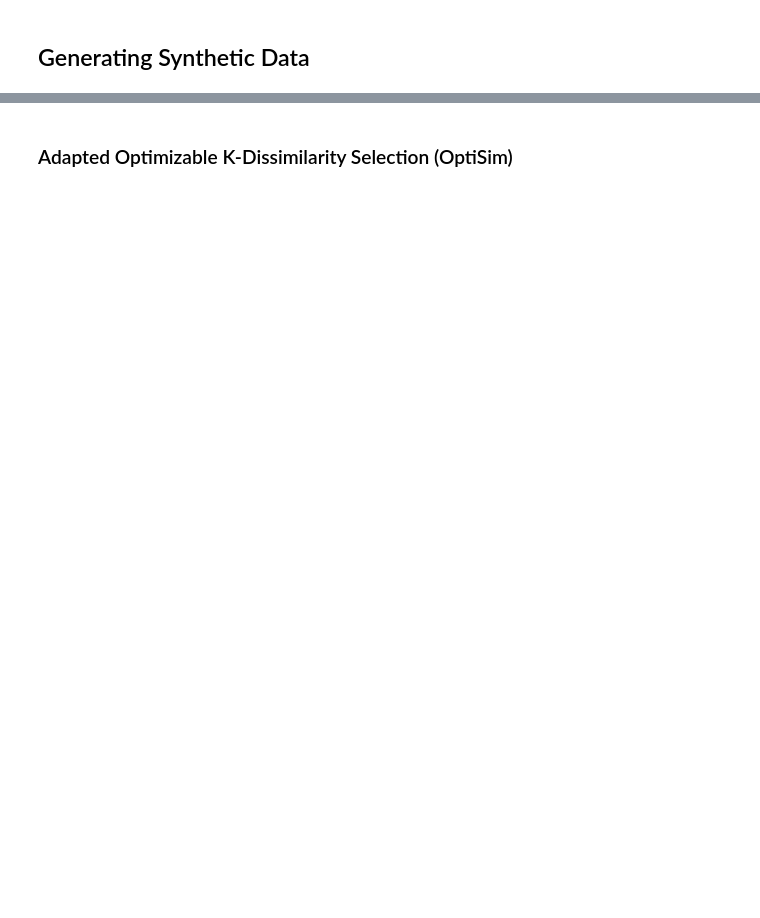
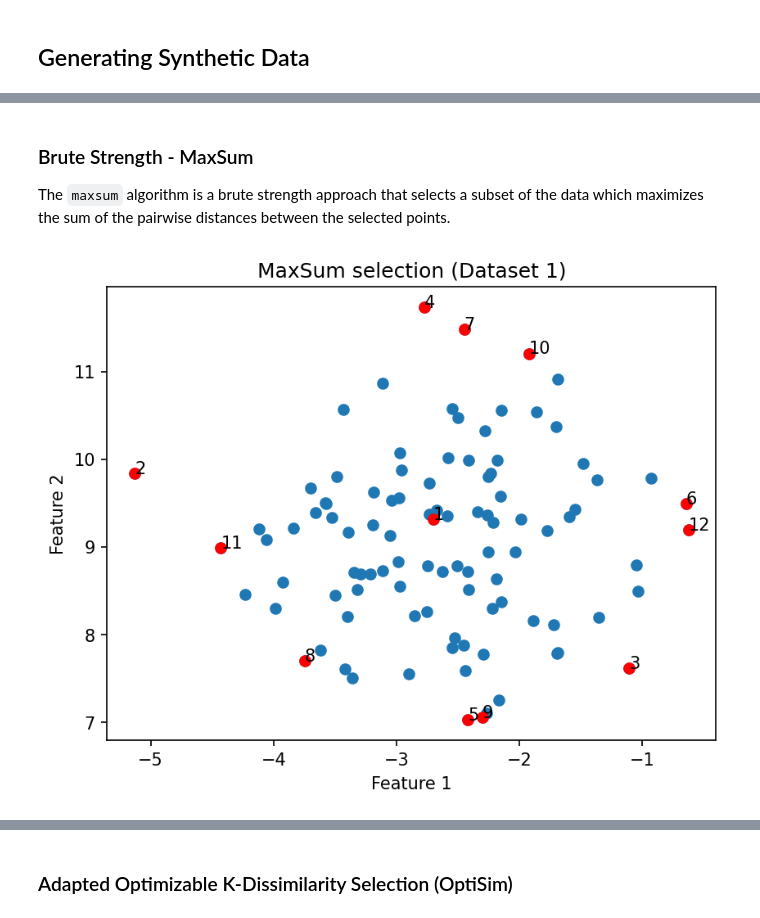
Before and after one commit to theochem/Selector, a Jupyter notebook: doc/notebooks/diversity_subsect_selection_synthetic_data.ipynb, the cells around one changed output, grey strips where cells are left out. Saved outputs shown, nothing was run; the diff lists cells and outputs as text; code cells hidden in the pictures; blank space fills up the shorter version.

```diff
--- a/doc/notebooks/diversity_subsect_selection_synthetic_data.ipynb
+++ b/doc/notebooks/diversity_subsect_selection_synthetic_data.ipynb
@@ -62,0 +128,21 @@ graph_data(coords_cluster, selected_ids2)
+# %% [markdown]
+### Brute Strength - MaxSum
+
+The `maxsum` algorithm is a brute strength approach that selects a subset of the data which
+maximizes the sum of the pairwise distances between the selected points.
+# %%
+# Selecting 12 diverse data points from the first dataset (100 points  uniformly  distributed in one
+# cluster).
+selector = MaxSum()
+# The distance matrix `arr_dist` is needed for the selection.
+selected_ids1 = selector.select(arr=arr_dist, size=12)
+
+graph_data(
+    coords,
+    selected_ids1,
+    title="MaxSum selection (Dataset 1)",
+    x_label="Feature 1",
+    y_label="Feature 2",
+)
+# %% [output]
+[figure, added]
```
Also changed, not shown: parts of 62 cells of this notebook.
